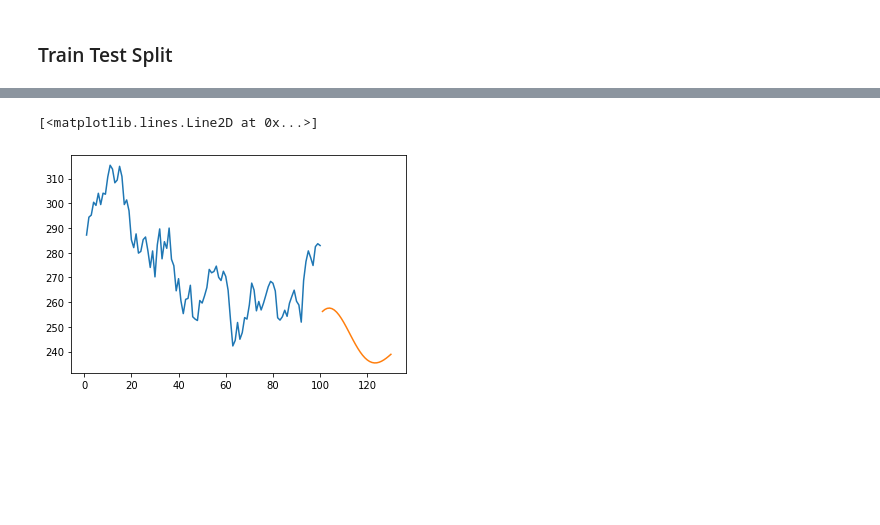
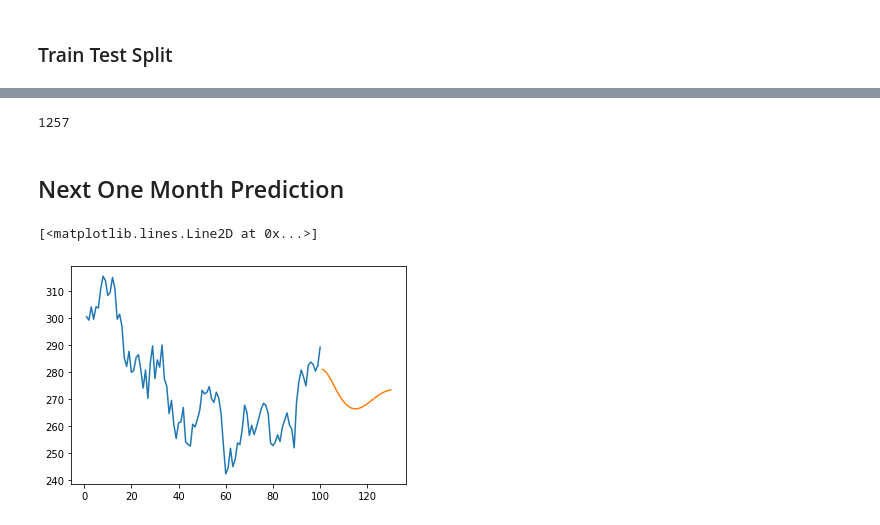
Before and after one commit to dikshantsharma12/Stock-Price-Prediction, a Jupyter notebook: Stock Price Prediction.ipynb, the cells around one changed output, grey strips where cells are left out. Saved outputs shown, nothing was run; the diff lists cells and outputs as text; code cells hidden in the pictures; blank space fills up the shorter version.

```diff
--- a/Stock Price Prediction.ipynb
+++ b/Stock Price Prediction.ipynb
@@ -173,7 +172,7 @@ array([[0.        ],
 # %%
 train_size=int(len(df1)*0.65)
 test_size=len(df1)-train_size
-train_data, test_data=df1[0:train_size,:],df1[train_size:len(df1),:]
+train_data, test_data=df1[0:train_size,:],df1[train_size:len(df1),:1]
 # %%
 test_data[:5,0]
 # %% [output]
@@ -192,6 +197,9 @@ def create_dataset(dataset,timestamp=1):
 timestamp=100
 X_train, y_train = create_dataset(train_data, timestamp)
 X_test, ytest =create_dataset(test_data, timestamp)
+# %%
+X_train =X_train.reshape(X_train.shape[0],X_train.shape[1] , 1)
+X_test = X_test.reshape(X_test.shape[0],X_test.shape[1] , 1)
 # %%
 from tensorflow.keras.models import Sequential
 from tensorflow.keras.layers import Dense
@@ -283,0 +296,3 @@ plt.show()
+# %%
+x_input=test_data[340:].reshape(1,-1)
+x_input.shape
@@ -284,6 +301,4 @@ plt.show()
 # %%
-x_input=test_data[341:].reshape(1,-1)
-
 temp_input=list(x_input)
 temp_input=temp_input[0].tolist()
 temp_input
@@ -361,12 +376,18 @@ day_new=np.arange(1,101)
 day_pred=np.arange(101,131)
 # %%
 import matplotlib.pyplot as plt
+# %%
+len(df1)
+# %% [output]
+1257
+# %% [markdown]
+## Next One Month Prediction
 # %%
-plt.plot(day_new,scaler.inverse_transform(df1[1158:]))
+plt.plot(day_new,scaler.inverse_transform(df1[1157:]))
 plt.plot(day_pred,scaler.inverse_transform(lst_output))
 # %% [output]
 [<matplotlib.lines.Line2D at 0x...>]
-[figure, old version]
+[figure, new version]
 # %%
 df3=df1.tolist()
 df3.extend(lst_output)
```
Also changed, not shown: parts of 27 cells of this notebook, 2 other files.
